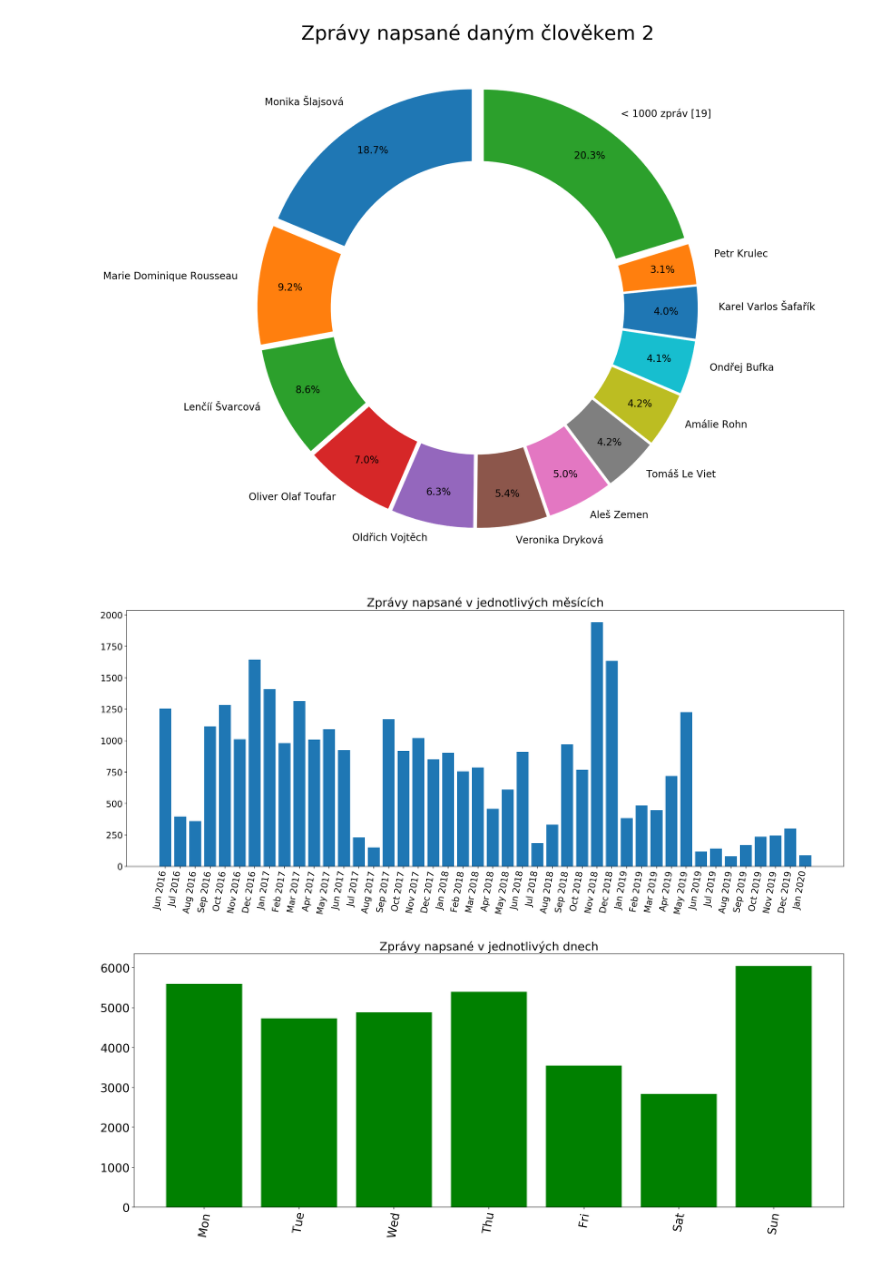
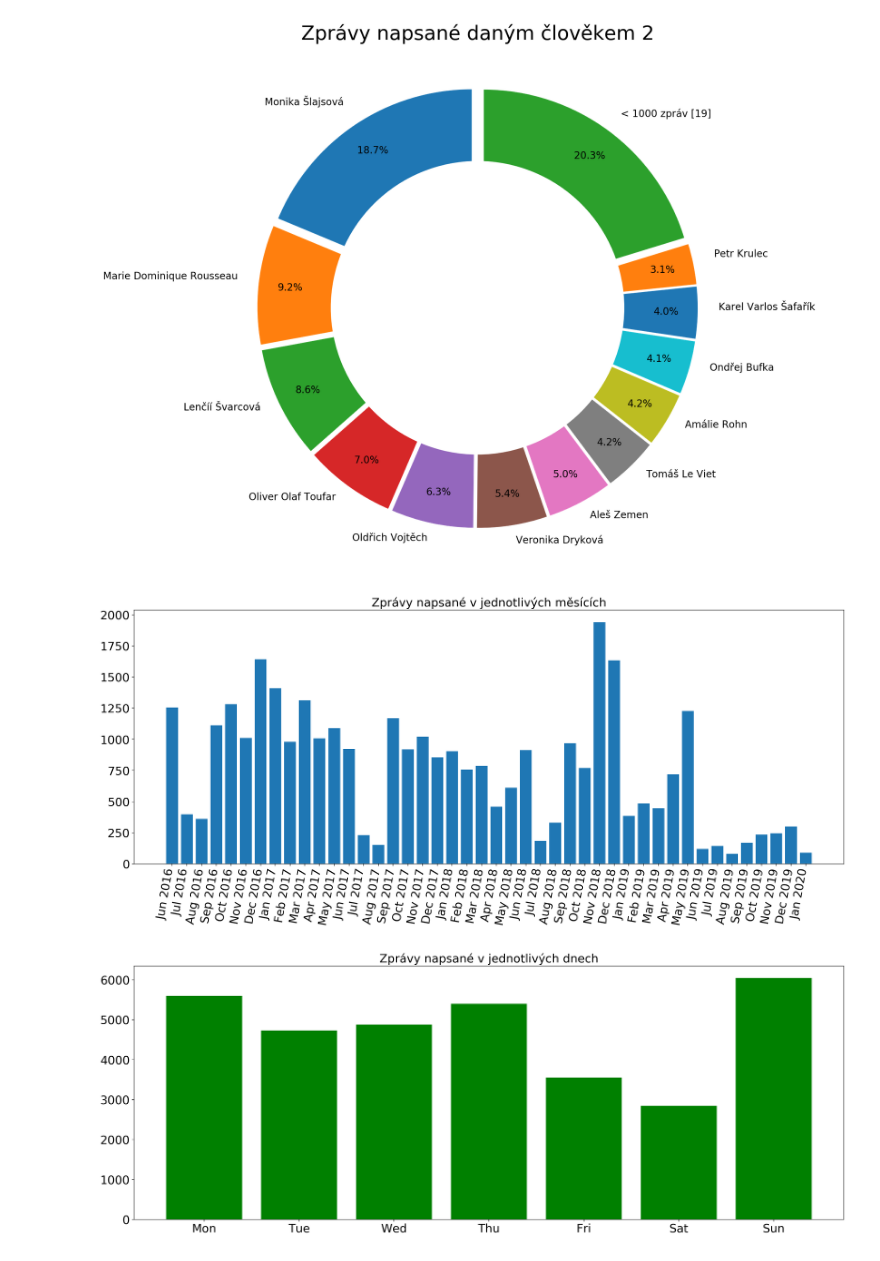
Before and after one commit to b4lldr/spolecenstvo-krabu, a Jupyter notebook: Data Visualization.ipynb, the cells around one changed output. Cells and saved outputs as stored; diff of their text form; code cells hidden in the pictures.

```diff
--- a/Data Visualization.ipynb
+++ b/Data Visualization.ipynb
@@ -144,38 +144,37 @@ plt.bar(months, mes_total)
 
 plt.title("Zprávy napsané v jednotlivých měsících", fontsize=20)
 plt.xticks(rotation=80)
-plt.tick_params(labelsize=15)
+plt.tick_params(labelsize=20)
 
 #plt.savefig('mesice.png', bbox_inches='tight')
 
 plt.show()
 # %% [output]
-[figure, old version]
+[figure, new version]
 # %%
 days = []
 messages = []
 
 file = open("data/zpravy_podle_dne", "r")
 lines = file.readlines()
 for line in lines:
     days.append(line.split(' ')[0])
     messages.append(int(line.split(' ')[1]))
 file.close()
 
 fig = plt.figure(1, figsize=(48, 8), dpi=200)
 chart1 = fig.add_subplot(121)
 
 plt.bar(days, messages, color="g")
 
 plt.title("Zprávy napsané v jednotlivých dnech", fontsize=20)
-plt.xticks(rotation=80)
 plt.tick_params(labelsize=20)
 
 #plt.savefig('dny.png', bbox_inches='tight')
 
 plt.show()
 # %% [output]
-[figure, old version]
+[figure, new version]
 # %%
 hours = []
 messages = []
```
Also changed, not shown: parts of 2 cells of this notebook, 1 other file.
